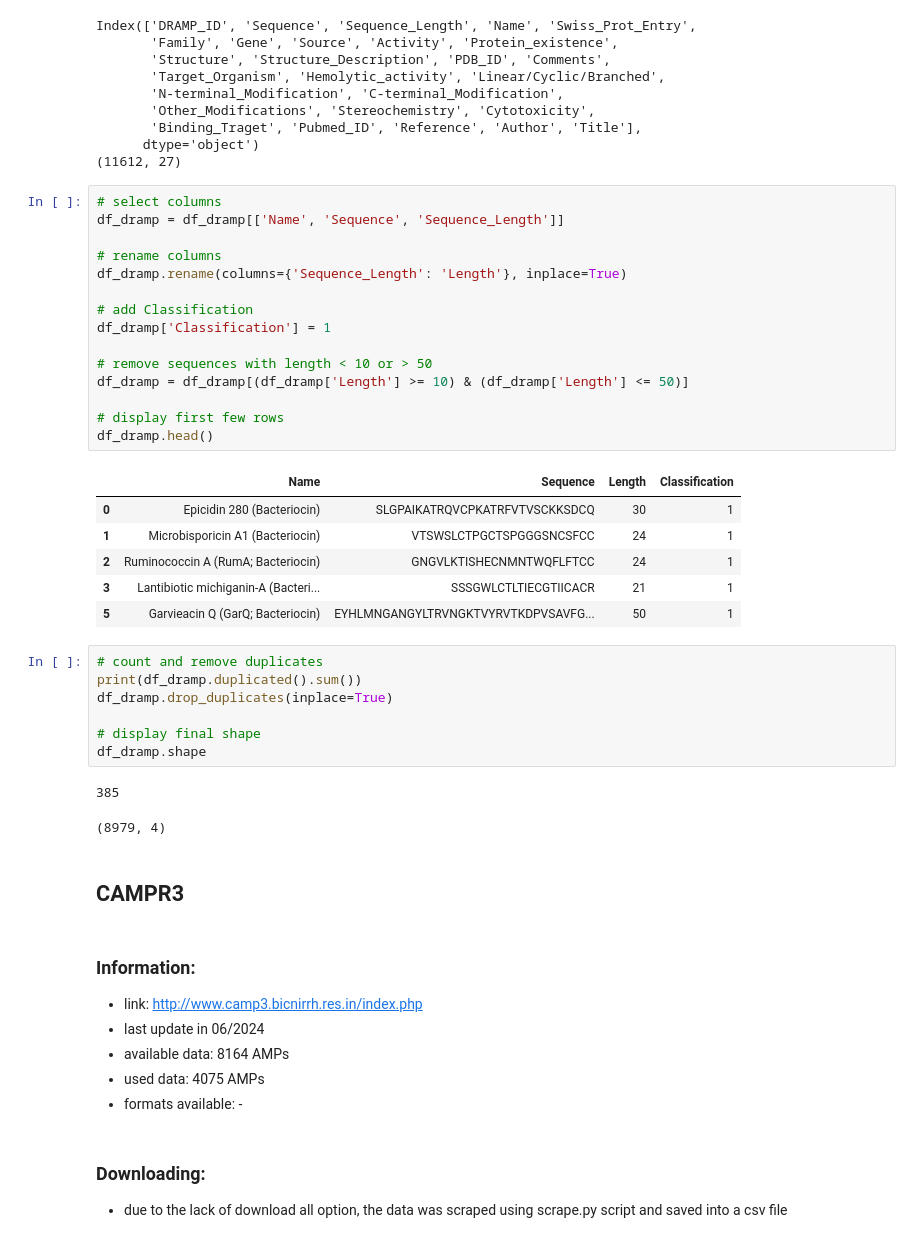
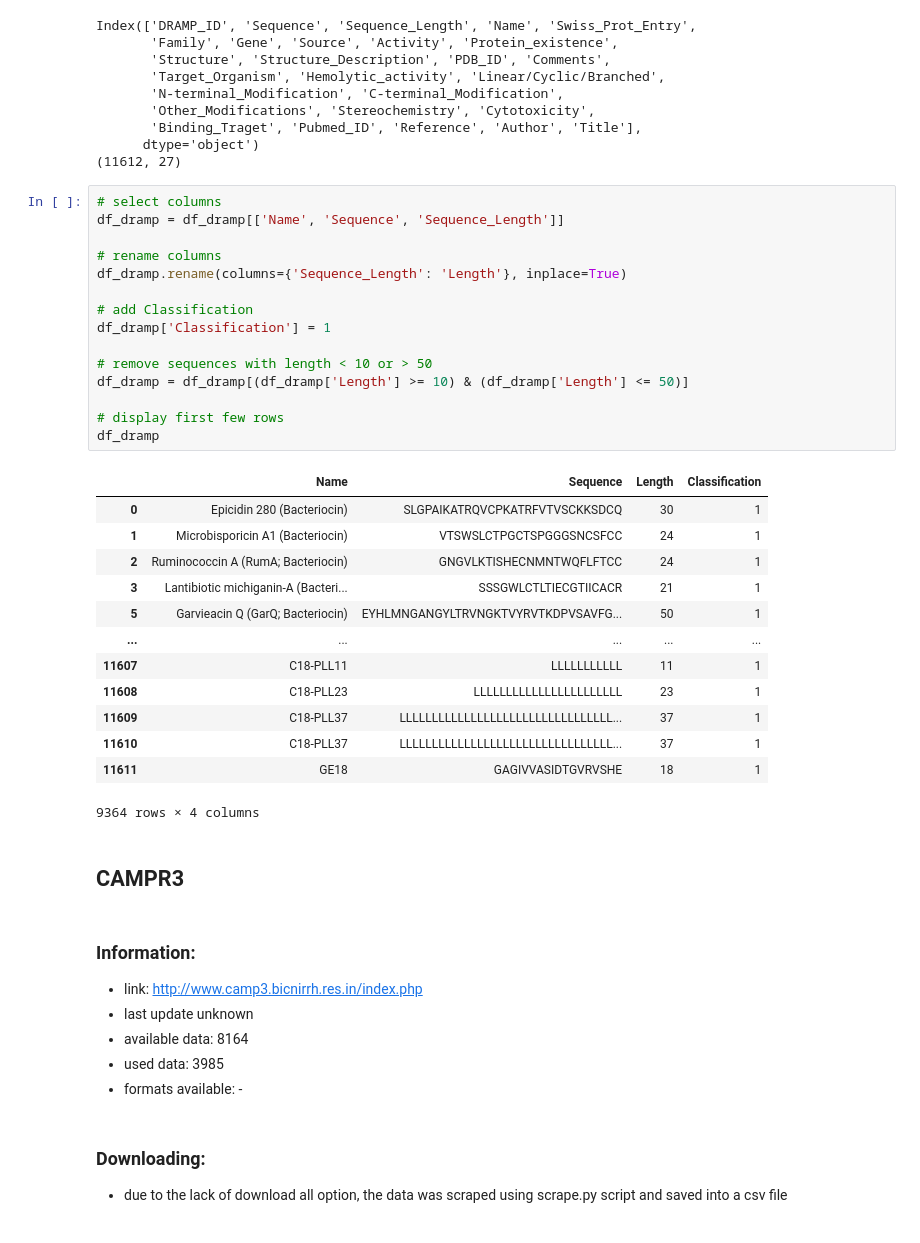
Before and after one commit to IgnacyBerent/AI_1, a Jupyter notebook: lab/list_1/main.ipynb, the cells around one changed output. Cells and saved outputs as stored; diff of their text form.

```diff
--- a/lab/list_1/main.ipynb
+++ b/lab/list_1/main.ipynb
@@ -95,43 +95,40 @@ Index(['DRAMP_ID', 'Sequence', 'Sequence_Length', 'Name', 'Swiss_Prot_Entry',
 # %%
 # select columns
 df_dramp = df_dramp[['Name', 'Sequence', 'Sequence_Length']]
 
 # rename columns
 df_dramp.rename(columns={'Sequence_Length': 'Length'}, inplace=True)
 
 # add Classification
 df_dramp['Classification'] = 1
 
 # remove sequences with length < 10 or > 50
 df_dramp = df_dramp[(df_dramp['Length'] >= 10) & (df_dramp['Length'] <= 50)]
 
 # display first few rows
-df_dramp.head()
+df_dramp
 # %% [output]
 |  | Name | Sequence | Length | Classification |
 | 0 | Epicidin 280 (Bacteriocin) | SLGPAIKATRQVCPKATRFVTVSCKKSDCQ | 30 | 1 |
 | 1 | Microbisporicin A1 (Bacteriocin) | VTSWSLCTPGCTSPGGGSNCSFCC | 24 | 1 |
 | 2 | Ruminococcin A (RumA; Bacteriocin) | GNGVLKTISHECNMNTWQFLFTCC | 24 | 1 |
 | 3 | Lantibiotic michiganin-A (Bacteri... | SSSGWLCTLTIECGTIICACR | 21 | 1 |
 | 5 | Garvieacin Q (GarQ; Bacteriocin) | EYHLMNGANGYLTRVNGKTVYRVTKDPVSAVFG... | 50 | 1 |
+| ... | ... | ... | ... | ... |
+| 11607 | C18-PLL11 | LLLLLLLLLLL | 11 | 1 |
+| 11608 | C18-PLL23 | LLLLLLLLLLLLLLLLLLLLLLL | 23 | 1 |
+| 11609 | C18-PLL37 | LLLLLLLLLLLLLLLLLLLLLLLLLLLLLLLLL... | 37 | 1 |
+| 11610 | C18-PLL37 | LLLLLLLLLLLLLLLLLLLLLLLLLLLLLLLLL... | 37 | 1 |
+| 11611 | GE18 | GAGIVVASIDTGVRVSHE | 18 | 1 |
+9364 rows × 4 columns
-# %%
-# count and remove duplicates
-print(df_dramp.duplicated().sum())
-df_dramp.drop_duplicates(inplace=True)
-
-# display final shape
-df_dramp.shape
-# %% [output]
-385
-(8979, 4)
 # %% [markdown]
 ## CAMPR3
 # %% [markdown]
 ### Information:
 - link: http://www.camp3.bicnirrh.res.in/index.php
-- last update in 06/2024
-- available data: 8164 AMPs
-- used data: 4075 AMPs
+- last update unknown
+- available data: 8164
+- used data: 3985
 - formats available: -
 # %% [markdown]
 ### Downloading:
```
Also changed, not shown: parts of 30 cells of this notebook.
